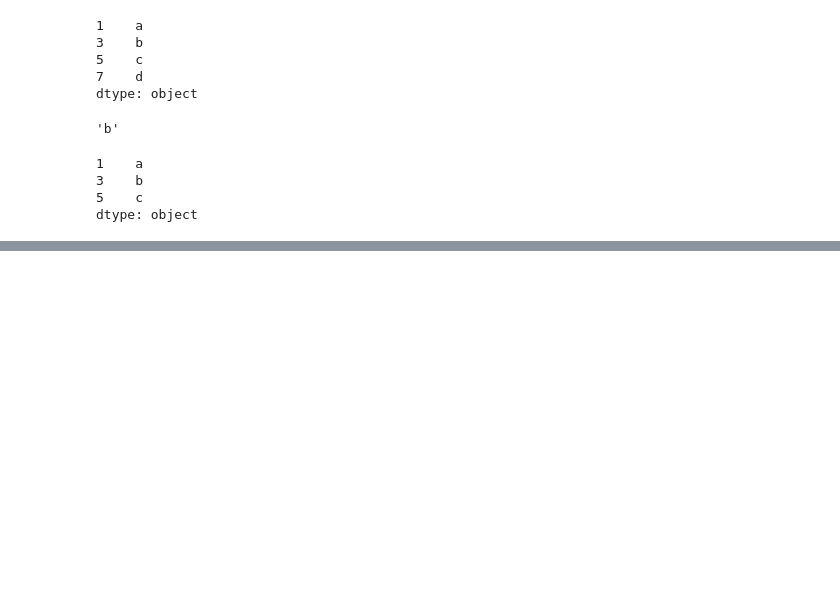
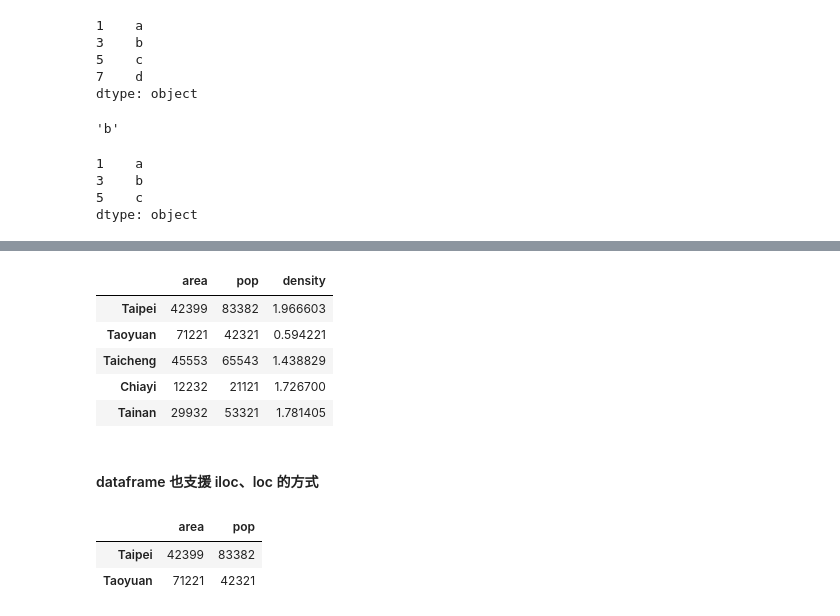
Before and after one commit to ChengYiLin/Python, a Jupyter notebook: Pandas/Pandas notebook - 1.ipynb, the cells around one changed output, grey strips where cells are left out. Saved outputs shown, nothing was run; the diff lists cells and outputs as text; code cells hidden in the pictures; blank space fills up the shorter version.

```diff
--- a/Pandas/Pandas notebook - 1.ipynb
+++ b/Pandas/Pandas notebook - 1.ipynb
@@ -409,0 +499,17 @@ dtype: object
+# %%
+data
+# %% [output]
+|  | area | pop | density |
+| Taipei | 42399 | 83382 | 1.966603 |
+| Taoyuan | 71221 | 42321 | 0.594221 |
+| Taicheng | 45553 | 65543 | 1.438829 |
+| Chiayi | 12232 | 21121 | 1.726700 |
+| Tainan | 29932 | 53321 | 1.781405 |
+# %% [markdown]
+#### dataframe 也支援 iloc、loc 的方式
+# %%
+data.iloc[:2,:2]
+# %% [output]
+|  | area | pop |
+| Taipei | 42399 | 83382 |
+| Taoyuan | 71221 | 42321 |
```
Also changed, not shown: parts of 20 cells of this notebook.
